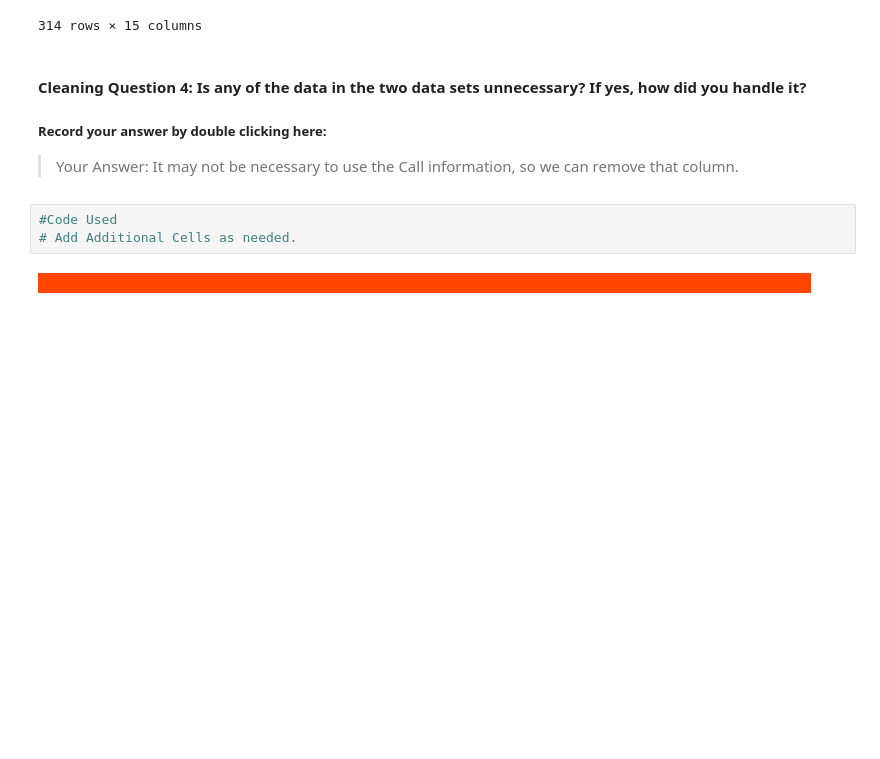
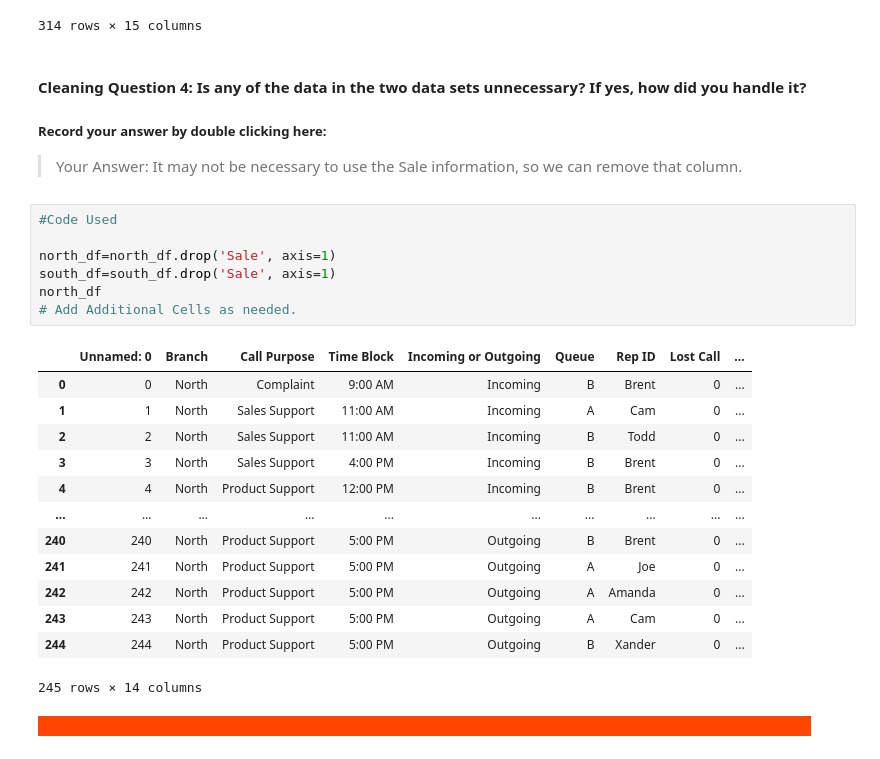
Before and after one commit to ARichards25/call-center-cleanup-assignment, a Jupyter notebook: Call_Center_Cleanup.ipynb, the cells around one changed output. Drawn from its saved outputs; the diff is of its cells as text; blank space fills up the shorter version.

```diff
--- a/Call_Center_Cleanup.ipynb
+++ b/Call_Center_Cleanup.ipynb
@@ -229,12 +229,32 @@ south_df.drop_duplicates()
 | 313 | 313 | South | Product Support | 5:00 PM | Outgoing | D | George | NO | ... |
 314 rows × 15 columns
 # %% [markdown]
-#### Cleaning Question 4:  Is any of the data in the two data sets unnecessary? If yes, how did you handle it?
+#### Cleaning Question 4: Is any of the data in the two data sets unnecessary? If yes, how did you handle it?
+
 ##### Record your answer by double clicking here:
-> Your Answer: It may not be necessary to use the Call information, so we can remove that column.
+
+> Your Answer: It may not be necessary to use the Sale information, so we can remove that column.
 # %%
 #Code Used
+
+north_df=north_df.drop('Sale', axis=1)
+south_df=south_df.drop('Sale', axis=1)
+north_df
 # Add Additional Cells as needed.
+# %% [output]
+|  | Unnamed: 0 | Branch | Call Purpose | Time Block | Incoming or Outgoing | Queue | Rep ID | Lost Call | ... |
+| 0 | 0 | North | Complaint | 9:00 AM | Incoming | B | Brent | 0 | ... |
+| 1 | 1 | North | Sales Support | 11:00 AM | Incoming | A | Cam | 0 | ... |
+| 2 | 2 | North | Sales Support | 11:00 AM | Incoming | B | Todd | 0 | ... |
+| 3 | 3 | North | Sales Support | 4:00 PM | Incoming | B | Brent | 0 | ... |
+| 4 | 4 | North | Product Support | 12:00 PM | Incoming | B | Brent | 0 | ... |
+| ... | ... | ... | ... | ... | ... | ... | ... | ... | ... |
+| 240 | 240 | North | Product Support | 5:00 PM | Outgoing | B | Brent | 0 | ... |
+| 241 | 241 | North | Product Support | 5:00 PM | Outgoing | A | Joe | 0 | ... |
+| 242 | 242 | North | Product Support | 5:00 PM | Outgoing | A | Amanda | 0 | ... |
+| 243 | 243 | North | Product Support | 5:00 PM | Outgoing | A | Cam | 0 | ... |
+| 244 | 244 | North | Product Support | 5:00 PM | Outgoing | B | Xander | 0 | ... |
+245 rows × 14 columns
 # %% [markdown]
 <span style="background-color:orangered; color:orangered;">- - - - - - - - - - - - - - - - - - - - - - - - - - - - - - - - - - - - - - - - - - - - - - - - - - - - - - - - - - - - - - - - - - - - - - - - - - - - - - - - - - - - - - - - -</span>
 # %% [markdown]
```
Also changed, not shown: parts of 4 cells of this notebook, 1 other file.
